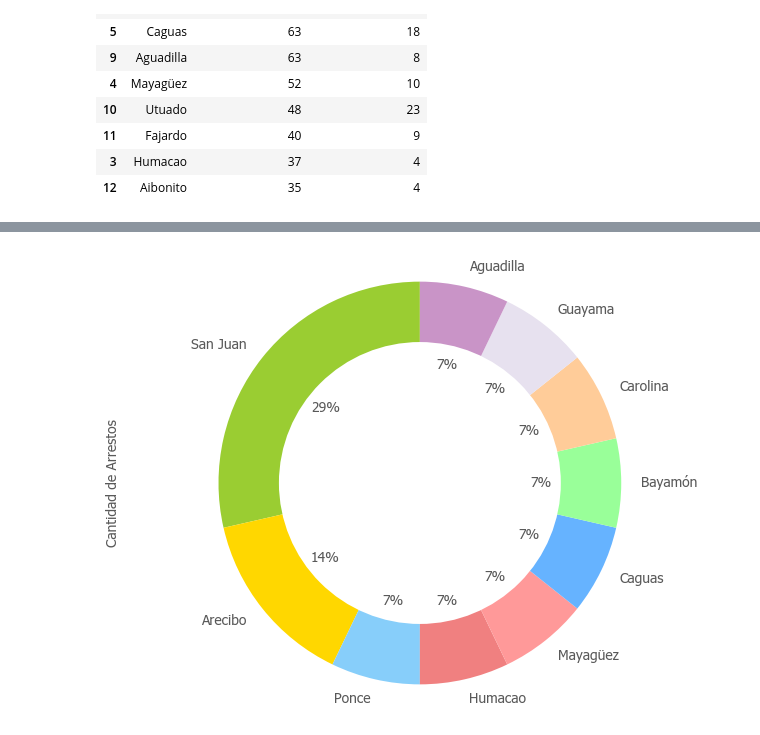
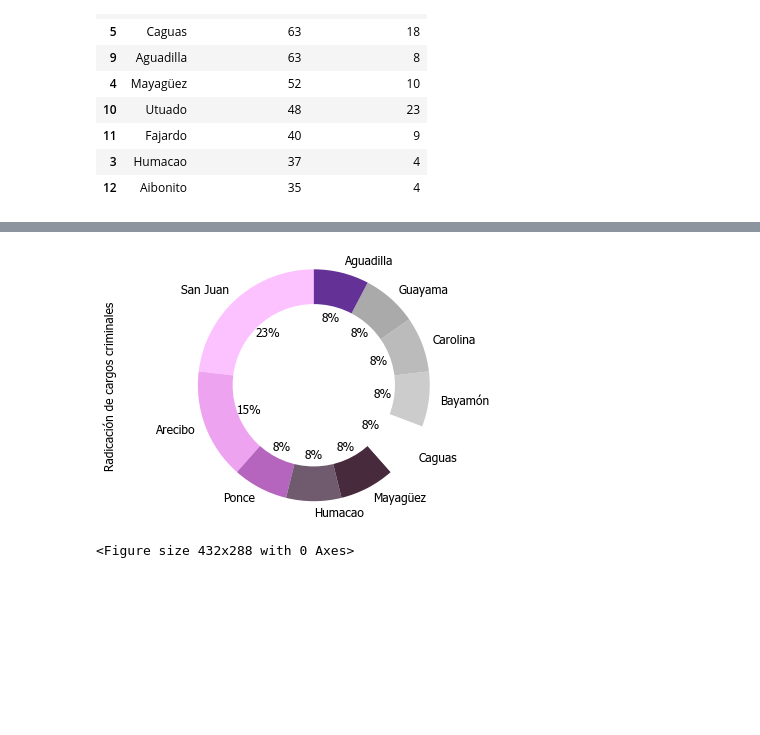
Before and after one commit to ella24/data_studio, a Jupyter notebook: code/Sexual_OffensesPR/Sexual Offenses in Puerto Rico.ipynb, the cells around one changed output, grey strips where cells are left out. Saved outputs shown, nothing was run; the diff lists cells and outputs as text; code cells hidden in the pictures; blank space fills up the shorter version.

```diff
--- a/code/Sexual_OffensesPR/Sexual Offenses in Puerto Rico.ipynb
+++ b/code/Sexual_OffensesPR/Sexual Offenses in Puerto Rico.ipynb
@@ -103,3 +102,7 @@ df
 | 12 | Aibonito | 39 | 23 | 4 | 35 | ... |
 | 13 | Vega Baja | 122 | 23 | 25 | 97 | ... |
 | 14 | TOTAL | 1385 | 679 | 324 | 1079 | ... |
+# %%
+#Year 2016
+df2=pd.read_csv('Delitos sexuales enero a diciembre 2016 - Sheet1.csv')
+df2
@@ -174,0 +141,4 @@ Name: Querellas Recibidas, dtype: int64
+# %%
+#Year 2016
+df2= df2.reindex()
+df2.columns
@@ -280,17 +343,27 @@ plt.savefig('Radicacíon de cargos criminales por pueblo.pdf')
 # %%
-crimes= df.sort_values(by='Área',ascending=False)
-labels = df['Área']
-colors = ['yellowgreen', 'gold', 'lightskyblue', 'lightcoral', '#ff9999','#66b3ff','#99ff99','#ffcc99', '#e7e1ef',
-'#c994c7',
-'#dd1c77']
-ax = crimes['Cantidad de Arrestos'].value_counts().head(10).plot(kind='pie', labels=labels, autopct='%1.0f%%',
+crimes= df2.sort_values(by='Área',ascending=False)
+labels = df2['Área']
+colors = ['#fcc1ff',
+'#eea3f1',
+'#b665be',
+'#6f5b6d',
+'#482a3d',
+'#ffffff',
+'#cccccc',
+'#bbbbbb',
+'#aaaaaa',
+'#643297',
+'#812a82',
+         '#c3cafb']
+ax = crimes['Radicación de cargos criminales'].value_counts().plot(kind='pie', labels=labels, autopct='%1.0f%%',
                                                                             colors=colors, startangle=90)
 centre_circle = plt.Circle((0,0),0.70,fc='white')
 fig = plt.gcf()
 fig.gca().add_artist(centre_circle)
 ax.axis('equal')
 plt.tight_layout()
 plt.show()
-plt.savefig('Cantidad de arrestos por pueblo.pdf')
+plt.savefig('Radicacíon de cargos criminales por pueblo 2016.pdf')
 # %% [output]
-[figure, old version]
+[figure, new version]
+<Figure size 432x288 with 0 Axes>
```
Also changed, not shown: parts of 15 cells of this notebook, 12 other files.
